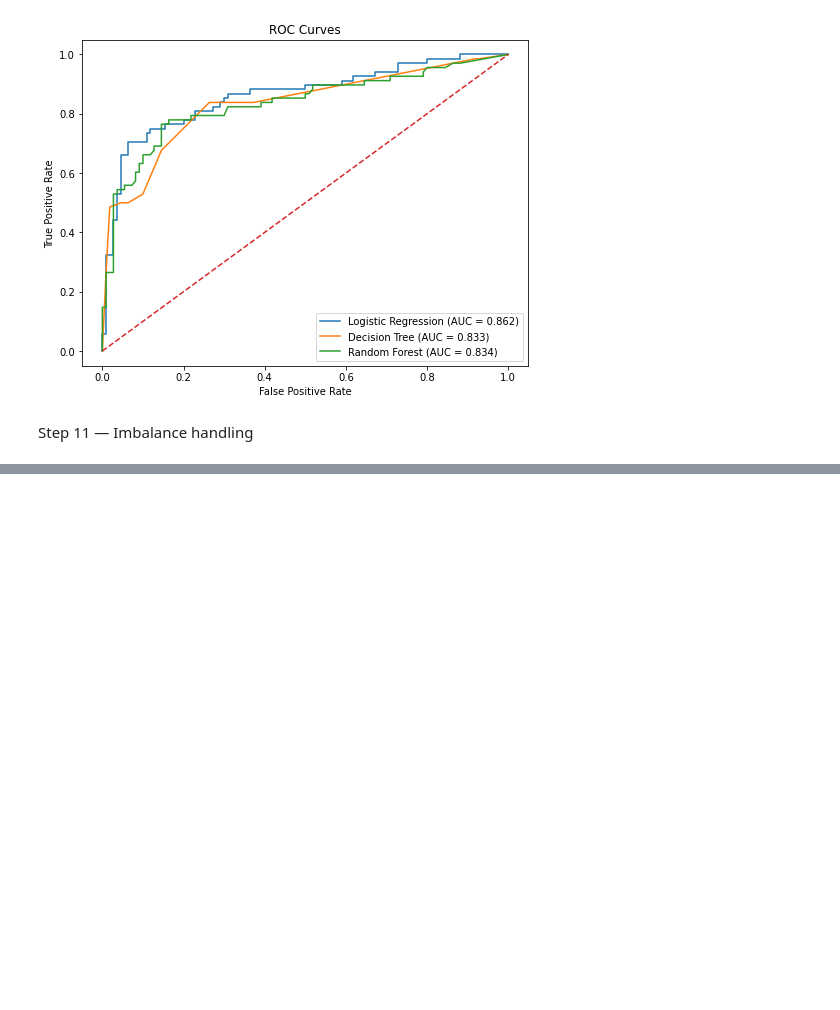
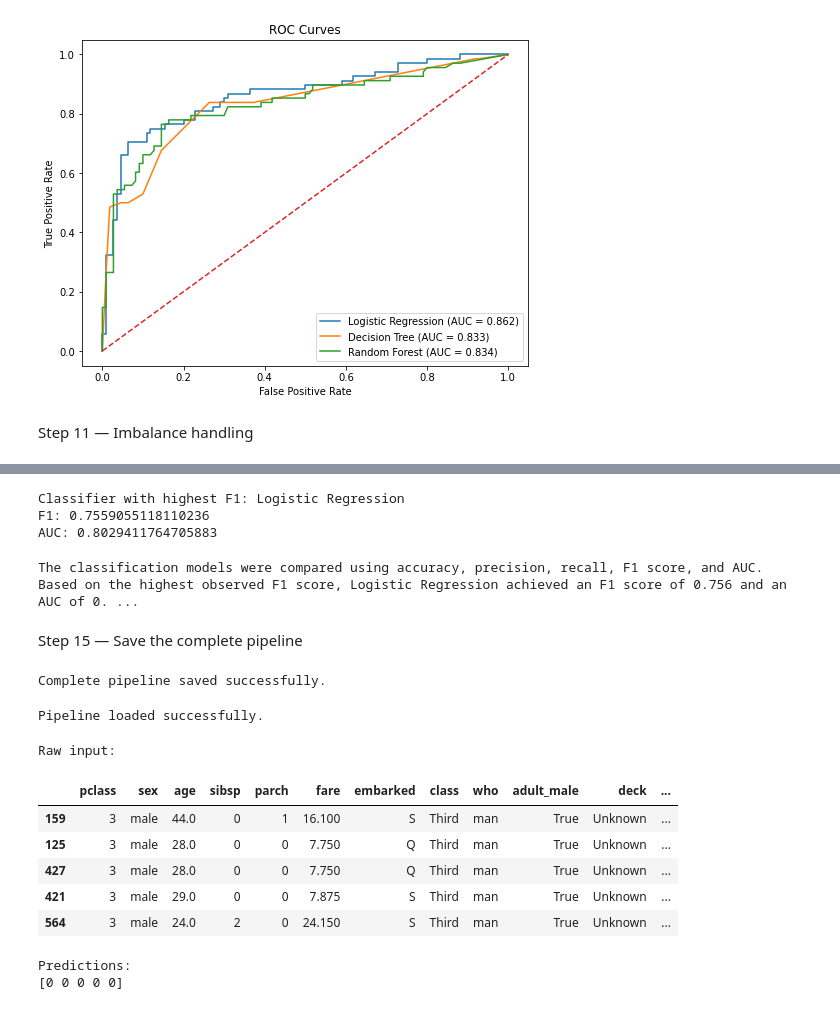
Before and after one commit to prathyushakatepalli99/AI-Capstone-Project, a Jupyter notebook: analytics/02_modeling.ipynb, the cells around one changed output, grey strips where cells are left out. Drawn from its saved outputs; the diff is of its cells as text; code cells hidden in the pictures; blank space fills up the shorter version.

```diff
--- a/analytics/02_modeling.ipynb
+++ b/analytics/02_modeling.ipynb
@@ -351,0 +706,77 @@ Step 11 — Imbalance handling
+# %%
+best_classifier_name = classification_comparison['F1'].idxmax()
+
+best_classifier_f1 = classification_comparison.loc[
+    best_classifier_name,
+    'F1'
+]
+
+best_classifier_auc = classification_comparison.loc[
+    best_classifier_name,
+    'AUC'
+]
+
+print("Classifier with highest F1:", best_classifier_name)
+print("F1:", best_classifier_f1)
+print("AUC:", best_classifier_auc)
+# %% [output]
+Classifier with highest F1: Logistic Regression
+F1: 0.7559055118110236
+AUC: 0.8029411764705883
+# %%
+print(
+    f"The classification models were compared using accuracy, precision, "
+    f"recall, F1 score, and AUC. Based on the highest observed F1 score, "
+    f"{best_classifier_name} achieved an F1 score of "
+    f"{best_classifier_f1:.3f} and an AUC of {best_classifier_auc:.3f}. "
+    f"The final model selection should also consider the precision and "
+    f"recall values and the business importance of false positives versus "
+    f"false negatives. The regression model was evaluated separately "
+    f"using MAE, RMSE, R², and Adjusted R² because regression and "
+    f"classification metrics are not directly comparable."
+)
+# %% [output]
+The classification models were compared using accuracy, precision, recall, F1 score, and AUC. Based on the highest observed F1 score, Logistic Regression achieved an F1 score of 0.756 and an AUC of 0. ...
+# %% [markdown]
+Step 15 — Save the complete pipeline
+# %%
+import joblib
+
+full_pipeline = best_rf_pipeline
+
+joblib.dump(
+    full_pipeline,
+    "titanic_pipeline.joblib"
+)
+
+print("Complete pipeline saved successfully.")
+# %% [output]
+Complete pipeline saved successfully.
+# %%
+loaded_pipeline = joblib.load(
+    "titanic_pipeline.joblib"
+)
+
+print("Pipeline loaded successfully.")
+# %% [output]
+Pipeline loaded successfully.
+# %%
+raw_sample = X_test.head(5)
+
+raw_predictions = loaded_pipeline.predict(raw_sample)
+
+print("Raw input:")
+display(raw_sample)
+
+print("\nPredictions:")
+print(raw_predictions)
+# %% [output]
+Raw input:
+|  | pclass | sex | age | sibsp | parch | fare | embarked | class | who | adult_male | deck | ... |
+| 159 | 3 | male | 44.0 | 0 | 1 | 16.100 | S | Third | man | True | Unknown | ... |
+| 125 | 3 | male | 28.0 | 0 | 0 | 7.750 | Q | Third | man | True | Unknown | ... |
+| 427 | 3 | male | 28.0 | 0 | 0 | 7.750 | Q | Third | man | True | Unknown | ... |
+| 421 | 3 | male | 29.0 | 0 | 0 | 7.875 | S | Third | man | True | Unknown | ... |
+| 564 | 3 | male | 24.0 | 2 | 0 | 24.150 | S | Third | man | True | Unknown | ... |
+Predictions:
+[0 0 0 0 0]
```
Also changed, not shown: parts of 30 cells of this notebook, 2 other files.
